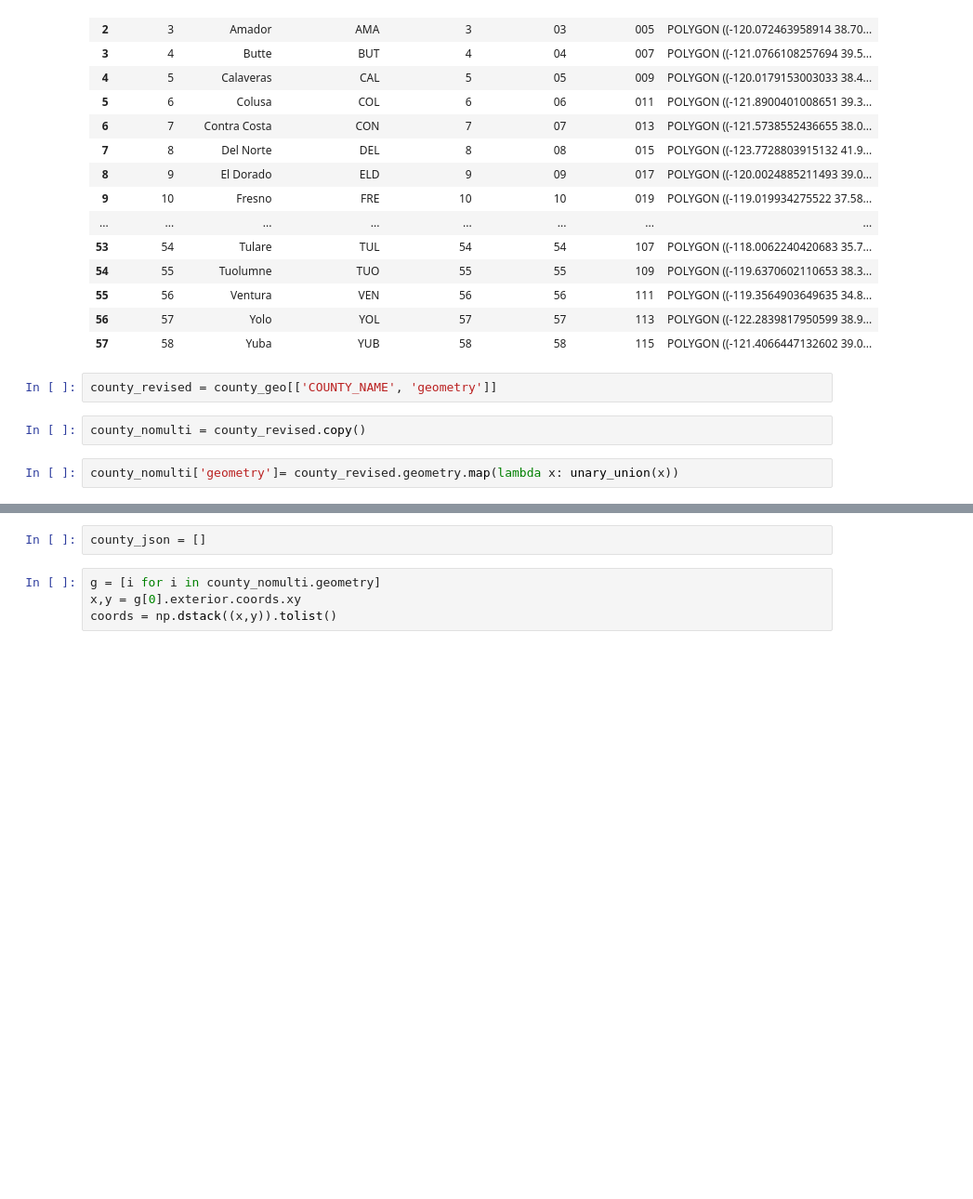
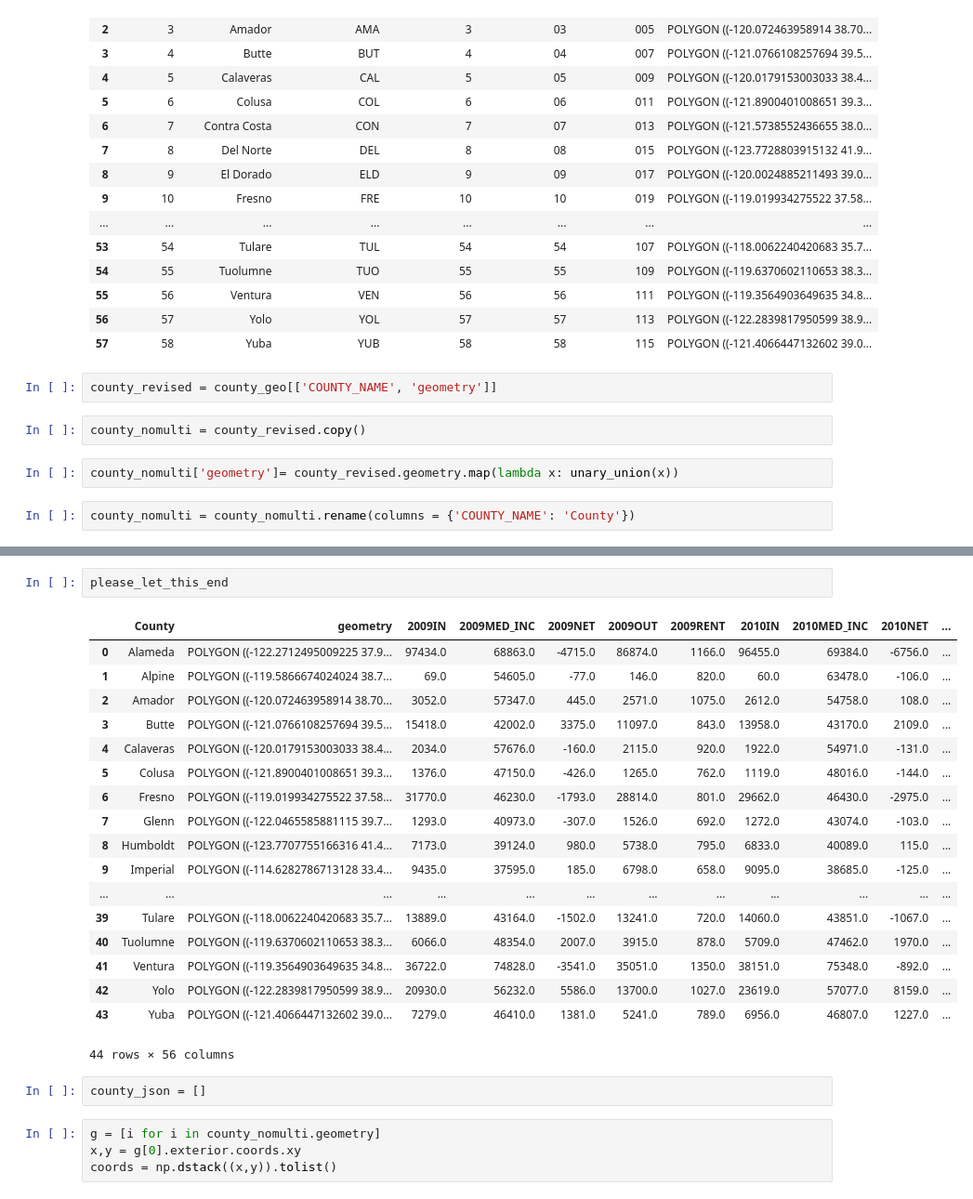
Before and after one commit to Senkichi/ACS, a Jupyter notebook: python/LoadCsvToMongo.ipynb, the cells around one changed output, grey strips where cells are left out. Shown: that part at 93% size. Cells and saved outputs as stored; diff of their text form; blank space fills up the shorter version.

```diff
--- a/python/LoadCsvToMongo.ipynb
+++ b/python/LoadCsvToMongo.ipynb
@@ -97,3 +97,5 @@ county_revised = county_geo[['COUNTY_NAME', 'geometry']]
 county_nomulti = county_revised.copy()
 # %%
 county_nomulti['geometry']= county_revised.geometry.map(lambda x: unary_union(x))
+# %%
+county_nomulti = county_nomulti.rename(columns = {'COUNTY_NAME': 'County'})
@@ -100,3 +147,24 @@ county_nomulti['geometry']= county_revised.geometry.map(lambda x: unary_union(x)
+# %%
+please_let_this_end
+# %% [output]
+|  | County | geometry | 2009IN | 2009MED_INC | 2009NET | 2009OUT | 2009RENT | 2010IN | 2010MED_INC | 2010NET | ... |
+| 0 | Alameda | POLYGON ((-122.2712495009225 37.9... | 97434.0 | 68863.0 | -4715.0 | 86874.0 | 1166.0 | 96455.0 | 69384.0 | -6756.0 | ... |
+| 1 | Alpine | POLYGON ((-119.5866674024024 38.7... | 69.0 | 54605.0 | -77.0 | 146.0 | 820.0 | 60.0 | 63478.0 | -106.0 | ... |
+| 2 | Amador | POLYGON ((-120.072463958914 38.70... | 3052.0 | 57347.0 | 445.0 | 2571.0 | 1075.0 | 2612.0 | 54758.0 | 108.0 | ... |
+| 3 | Butte | POLYGON ((-121.0766108257694 39.5... | 15418.0 | 42002.0 | 3375.0 | 11097.0 | 843.0 | 13958.0 | 43170.0 | 2109.0 | ... |
+| 4 | Calaveras | POLYGON ((-120.0179153003033 38.4... | 2034.0 | 57676.0 | -160.0 | 2115.0 | 920.0 | 1922.0 | 54971.0 | -131.0 | ... |
+| 5 | Colusa | POLYGON ((-121.8900401008651 39.3... | 1376.0 | 47150.0 | -426.0 | 1265.0 | 762.0 | 1119.0 | 48016.0 | -144.0 | ... |
+| 6 | Fresno | POLYGON ((-119.019934275522 37.58... | 31770.0 | 46230.0 | -1793.0 | 28814.0 | 801.0 | 29662.0 | 46430.0 | -2975.0 | ... |
+| 7 | Glenn | POLYGON ((-122.0465585881115 39.7... | 1293.0 | 40973.0 | -307.0 | 1526.0 | 692.0 | 1272.0 | 43074.0 | -103.0 | ... |
+| 8 | Humboldt | POLYGON ((-123.7707755166316 41.4... | 7173.0 | 39124.0 | 980.0 | 5738.0 | 795.0 | 6833.0 | 40089.0 | 115.0 | ... |
+| 9 | Imperial | POLYGON ((-114.6282786713128 33.4... | 9435.0 | 37595.0 | 185.0 | 6798.0 | 658.0 | 9095.0 | 38685.0 | -125.0 | ... |
+| ... | ... | ... | ... | ... | ... | ... | ... | ... | ... | ... | ... |
+| 39 | Tulare | POLYGON ((-118.0062240420683 35.7... | 13889.0 | 43164.0 | -1502.0 | 13241.0 | 720.0 | 14060.0 | 43851.0 | -1067.0 | ... |
+| 40 | Tuolumne | POLYGON ((-119.6370602110653 38.3... | 6066.0 | 48354.0 | 2007.0 | 3915.0 | 878.0 | 5709.0 | 47462.0 | 1970.0 | ... |
+| 41 | Ventura | POLYGON ((-119.3564903649635 34.8... | 36722.0 | 74828.0 | -3541.0 | 35051.0 | 1350.0 | 38151.0 | 75348.0 | -892.0 | ... |
+| 42 | Yolo | POLYGON ((-122.2839817950599 38.9... | 20930.0 | 56232.0 | 5586.0 | 13700.0 | 1027.0 | 23619.0 | 57077.0 | 8159.0 | ... |
+| 43 | Yuba | POLYGON ((-121.4066447132602 39.0... | 7279.0 | 46410.0 | 1381.0 | 5241.0 | 789.0 | 6956.0 | 46807.0 | 1227.0 | ... |
+44 rows × 56 columns
 # %%
 county_json = []
 # %%
```
Also changed, not shown: parts of 10 cells of this notebook, 4 other files.
